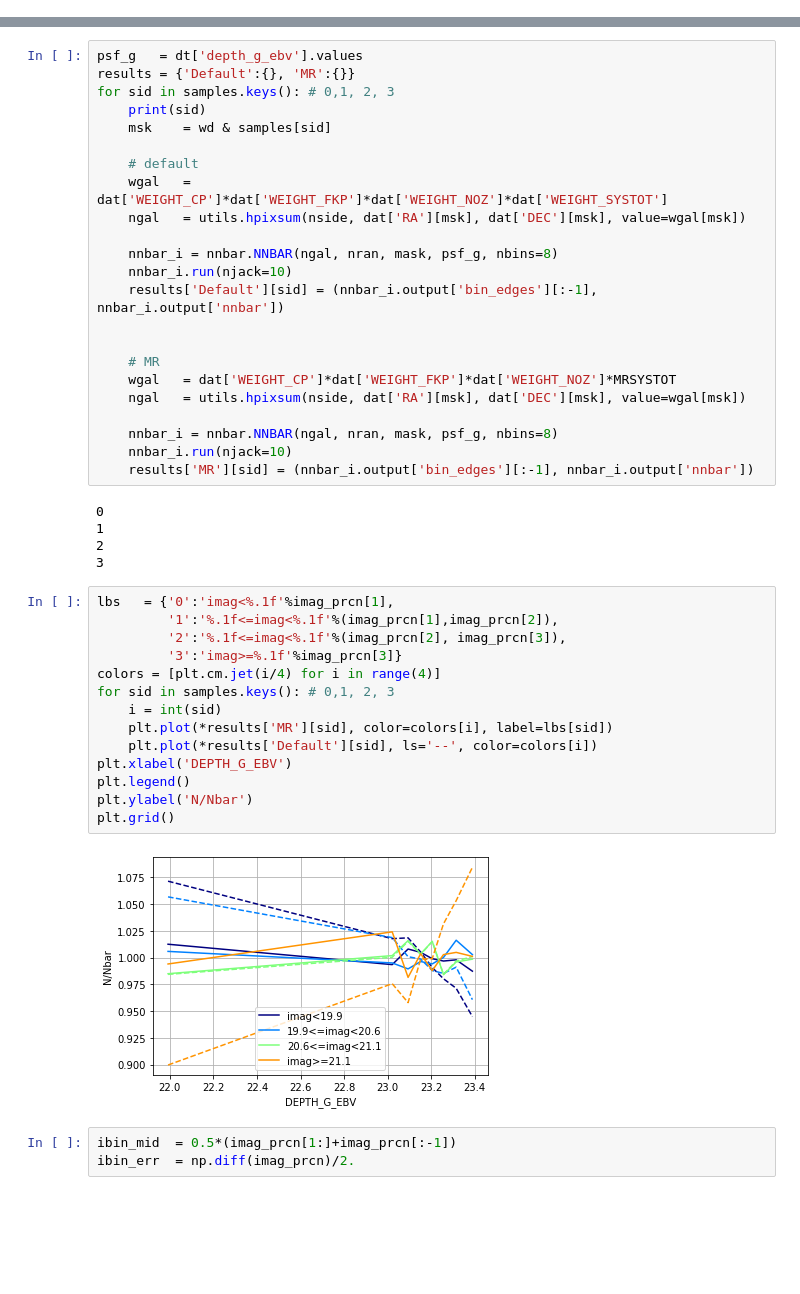
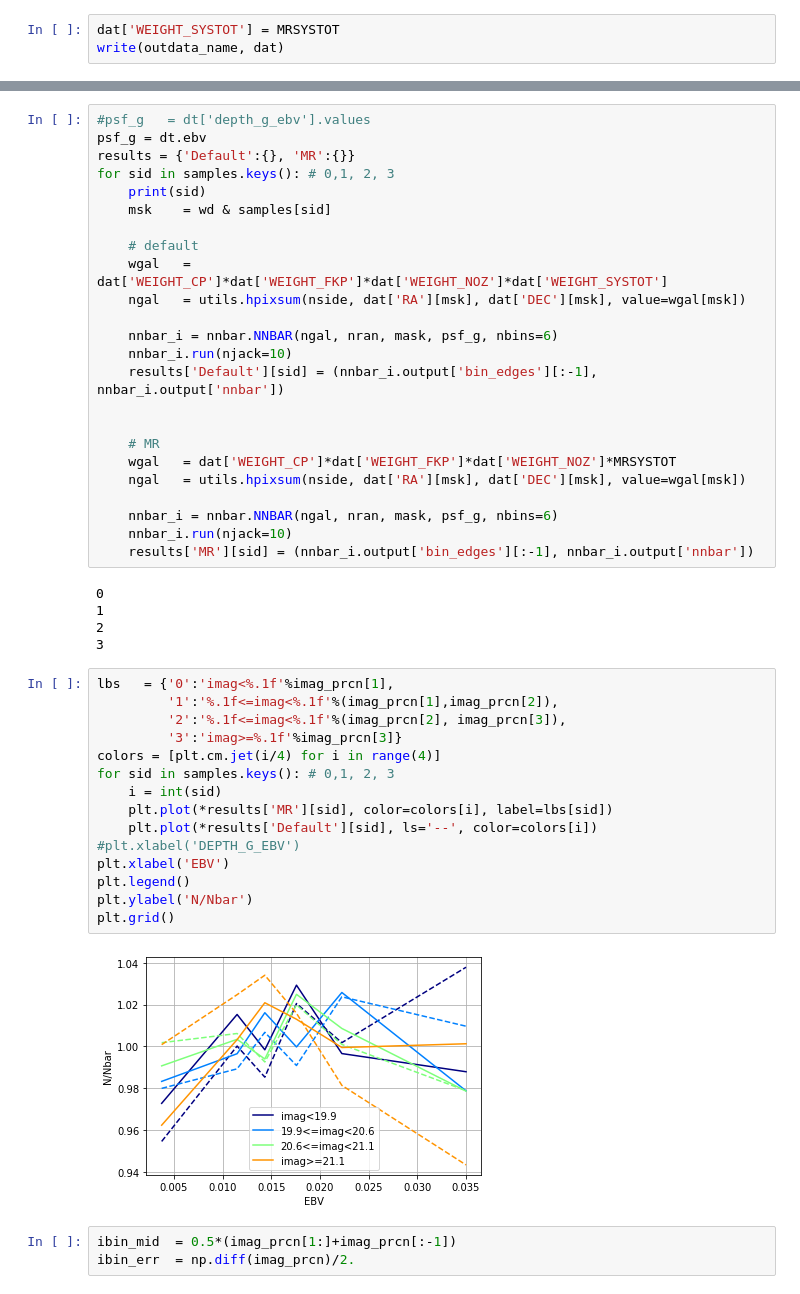
Before and after one commit to mehdirezaie/eboss, a Jupyter notebook: systematics.ipynb, the cells around one changed output, grey strips where cells are left out. Saved outputs shown, nothing was run; the diff lists cells and outputs as text; blank space fills up the shorter version.

```diff
--- a/systematics.ipynb
+++ b/systematics.ipynb
@@ -188,0 +199,3 @@ params
+# %%
+dat['WEIGHT_SYSTOT'] = MRSYSTOT
+write(outdata_name, dat)
@@ -198,5 +206,6 @@ MRSYSTOT, dat['WEIGHT_SYSTOT']
 # %%
-psf_g   = dt['depth_g_ebv'].values
+#psf_g   = dt['depth_g_ebv'].values
+psf_g = dt.ebv
 results = {'Default':{}, 'MR':{}}
 for sid in samples.keys(): # 0,1, 2, 3
     print(sid)
@@ -206,7 +215,7 @@ for sid in samples.keys(): # 0,1, 2, 3
     wgal   = dat['WEIGHT_CP']*dat['WEIGHT_FKP']*dat['WEIGHT_NOZ']*dat['WEIGHT_SYSTOT']
     ngal   = utils.hpixsum(nside, dat['RA'][msk], dat['DEC'][msk], value=wgal[msk])
 
-    nnbar_i = nnbar.NNBAR(ngal, nran, mask, psf_g, nbins=8)
+    nnbar_i = nnbar.NNBAR(ngal, nran, mask, psf_g, nbins=6)
     nnbar_i.run(njack=10)
     results['Default'][sid] = (nnbar_i.output['bin_edges'][:-1], nnbar_i.output['nnbar'])
 
@@ -215,7 +224,7 @@ for sid in samples.keys(): # 0,1, 2, 3
     wgal   = dat['WEIGHT_CP']*dat['WEIGHT_FKP']*dat['WEIGHT_NOZ']*MRSYSTOT
     ngal   = utils.hpixsum(nside, dat['RA'][msk], dat['DEC'][msk], value=wgal[msk])
 
-    nnbar_i = nnbar.NNBAR(ngal, nran, mask, psf_g, nbins=8)
+    nnbar_i = nnbar.NNBAR(ngal, nran, mask, psf_g, nbins=6)
     nnbar_i.run(njack=10)
     results['MR'][sid] = (nnbar_i.output['bin_edges'][:-1], nnbar_i.output['nnbar'])
 # %% [output]
@@ -226,19 +235,20 @@ for sid in samples.keys(): # 0,1, 2, 3
 # %%
 lbs   = {'0':'imag<%.1f'%imag_prcn[1],
          '1':'%.1f<=imag<%.1f'%(imag_prcn[1],imag_prcn[2]),
          '2':'%.1f<=imag<%.1f'%(imag_prcn[2], imag_prcn[3]),
          '3':'imag>=%.1f'%imag_prcn[3]}
 colors = [plt.cm.jet(i/4) for i in range(4)]
 for sid in samples.keys(): # 0,1, 2, 3
     i = int(sid)
     plt.plot(*results['MR'][sid], color=colors[i], label=lbs[sid])
     plt.plot(*results['Default'][sid], ls='--', color=colors[i])
-plt.xlabel('DEPTH_G_EBV')
+#plt.xlabel('DEPTH_G_EBV')
+plt.xlabel('EBV')
 plt.legend()
 plt.ylabel('N/Nbar')
 plt.grid()
 # %% [output]
-[figure, old version]
+[figure, new version]
 # %%
 ibin_mid  = 0.5*(imag_prcn[1:]+imag_prcn[:-1])
 ibin_err  = np.diff(imag_prcn)/2.
```
Also changed, not shown: parts of 18 cells of this notebook, 3 other files.
